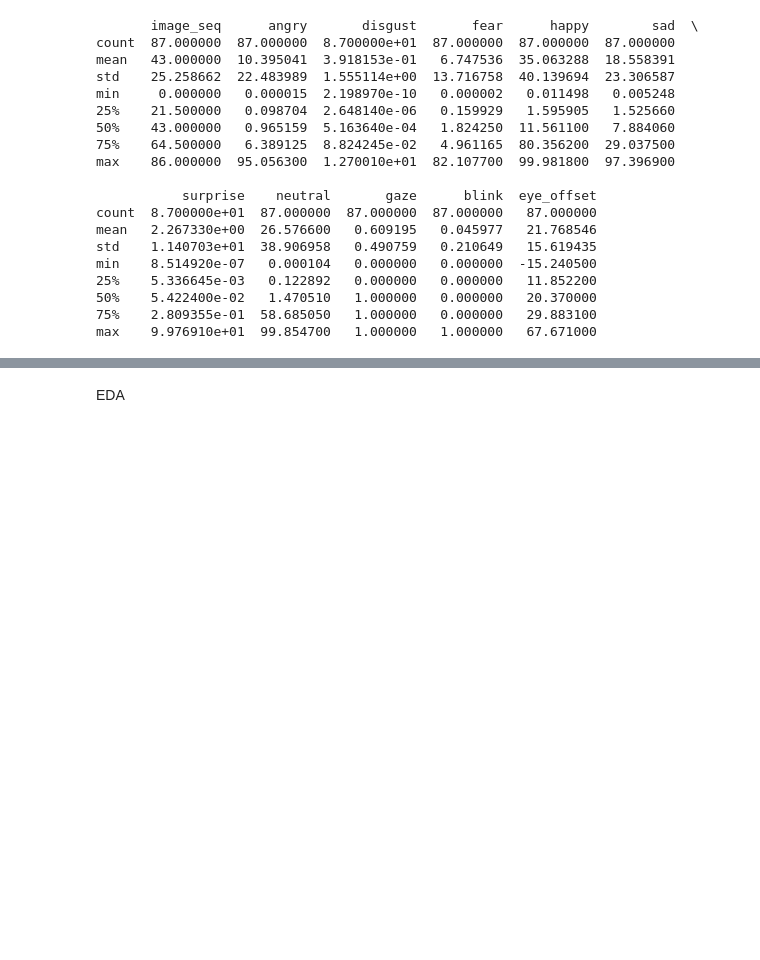
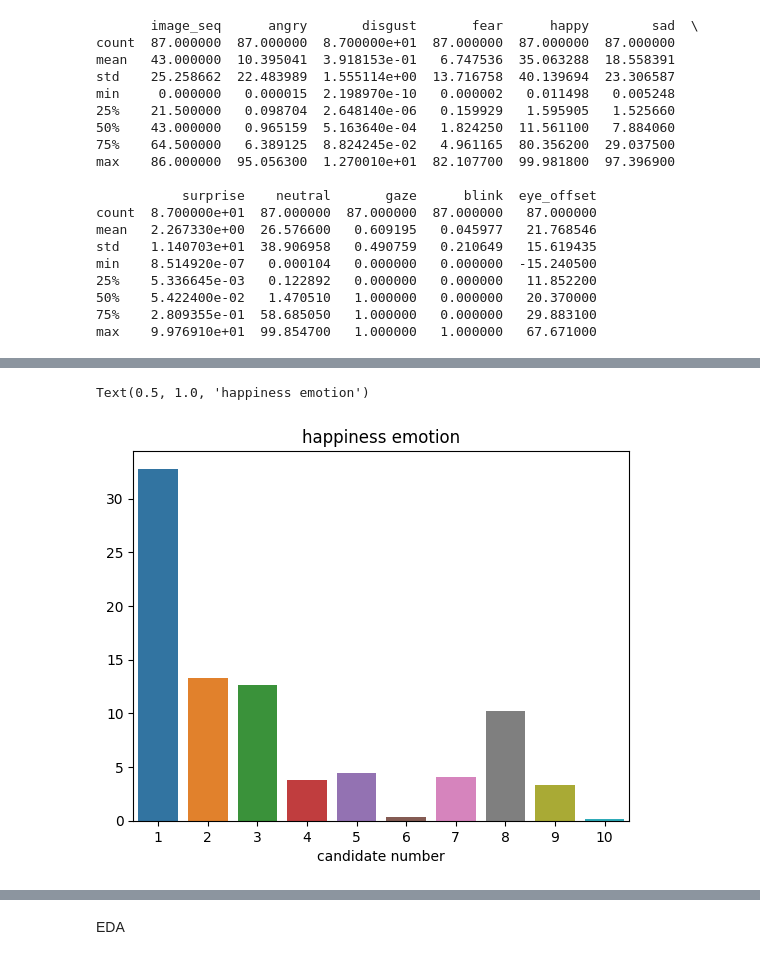
Before and after one commit to ABHAS2022/I-m_Beside_You, a Jupyter notebook: doc1.ipynb, the cells around one changed output, grey strips where cells are left out. Cells and saved outputs as stored; diff of their text form; code cells hidden in the pictures; blank space fills up the shorter version.

```diff
--- a/doc1.ipynb
+++ b/doc1.ipynb
@@ -135,0 +173,4 @@ max    9.976910e+01  99.854700   1.000000   1.000000   67.671000
+# %%
+happy = pd.DataFrame((df1['happy'],df2['happy'],df3['happy'],df4['happy'],df5['happy'],df6['happy'],df7['happy'],df8['happy'],df9['happy'],df10['happy']),columns=[i for i in range(1,11)])
+happy.dropna(axis=0)
+# happy.shape
@@ -135,0 +188,7 @@ max    9.976910e+01  99.854700   1.000000   1.000000   67.671000
+# %%
+sns.barplot(x = happy.median().index,y = happy.median().values)
+plt.xlabel('candidate number')
+plt.title('happiness emotion')
+# %% [output]
+Text(0.5, 1.0, 'happiness emotion')
+[figure, added]
```
Also changed, not shown: parts of 15 cells of this notebook.
